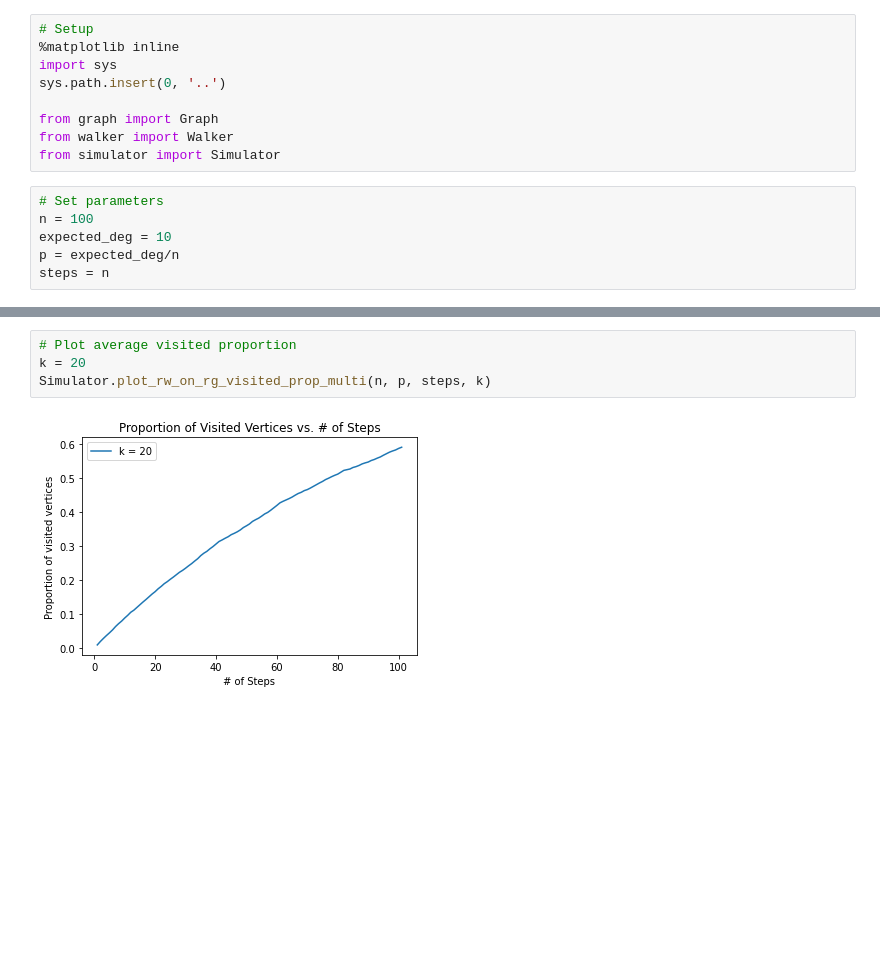
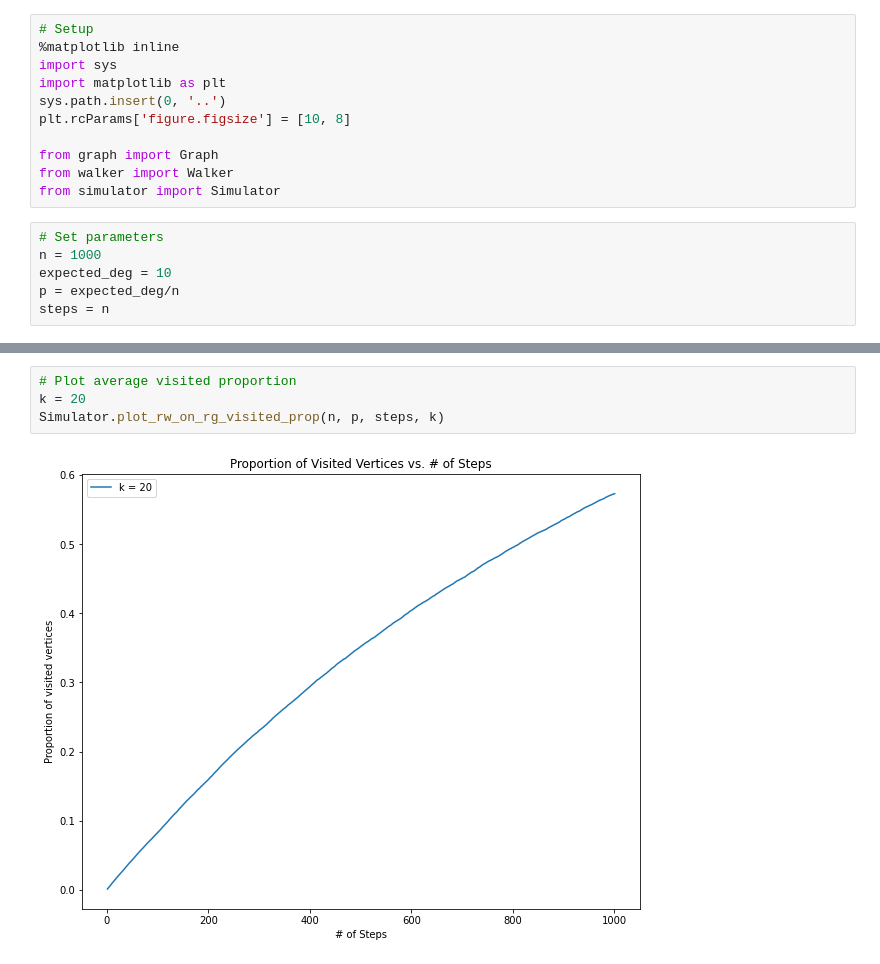
Before and after one commit to andrew-yin/rw-on-rg, a Jupyter notebook: examples/plot_rw_visited_prop.ipynb, the cells around one changed output, grey strips where cells are left out. Cells and saved outputs as stored; diff of their text form; blank space fills up the shorter version.

```diff
--- a/examples/plot_rw_visited_prop.ipynb
+++ b/examples/plot_rw_visited_prop.ipynb
@@ -2,14 +2,16 @@
 # Setup
 %matplotlib inline
 import sys
+import matplotlib as plt
 sys.path.insert(0, '..')
+plt.rcParams['figure.figsize'] = [10, 8]
 
 from graph import Graph
 from walker import Walker
 from simulator import Simulator
 # %%
 # Set parameters
-n = 100
+n = 1000
 expected_deg = 10
 p = expected_deg/n
 steps = n
@@ -21,6 +23,6 @@ AttributeError: type object 'Simulator' has no attribute 'plot_rw_visited_prop'
 # %%
 # Plot average visited proportion
 k = 20
-Simulator.plot_rw_on_rg_visited_prop_multi(n, p, steps, k)
+Simulator.plot_rw_on_rg_visited_prop(n, p, steps, k)
 # %% [output]
-[figure, old version]
+[figure, new version]
```
Also changed, not shown: parts of 1 cell of this notebook.
